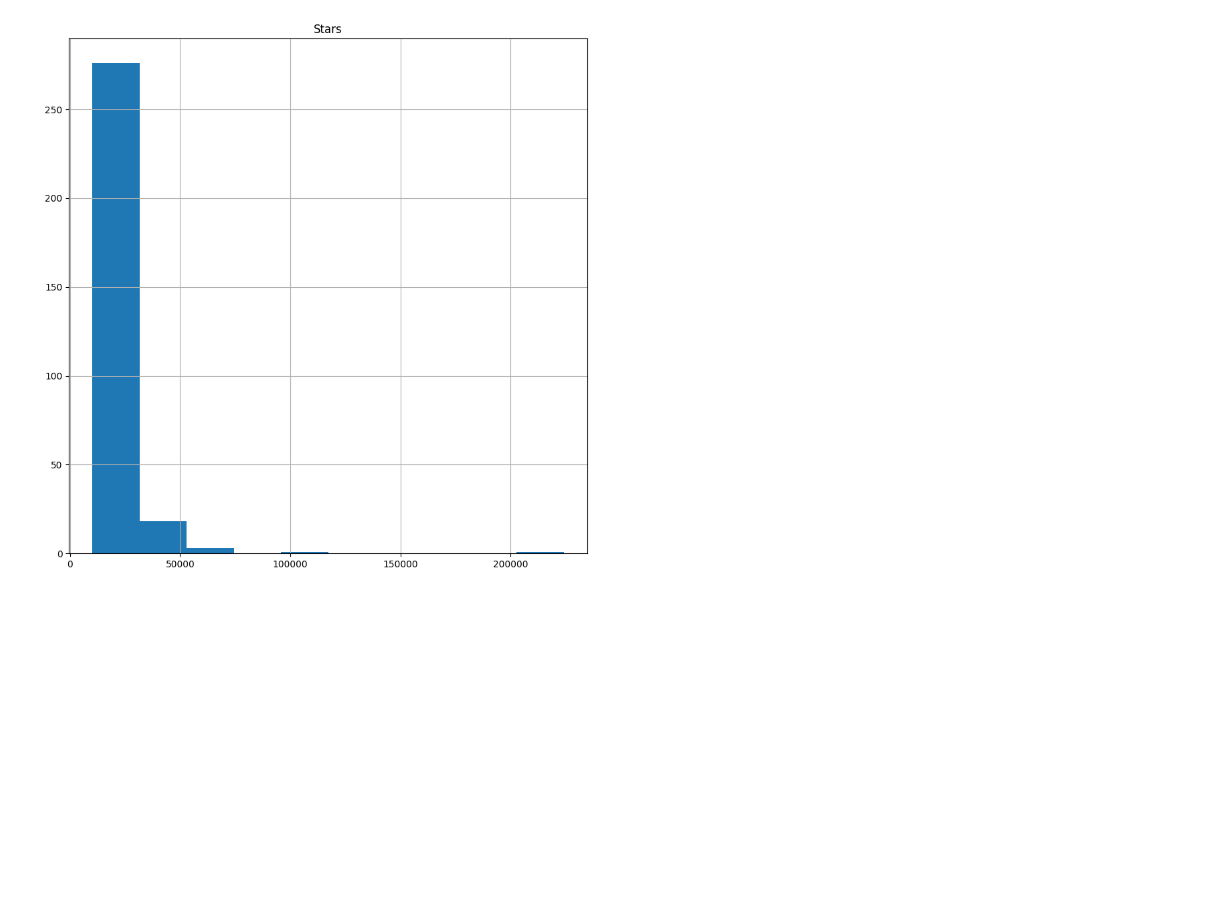
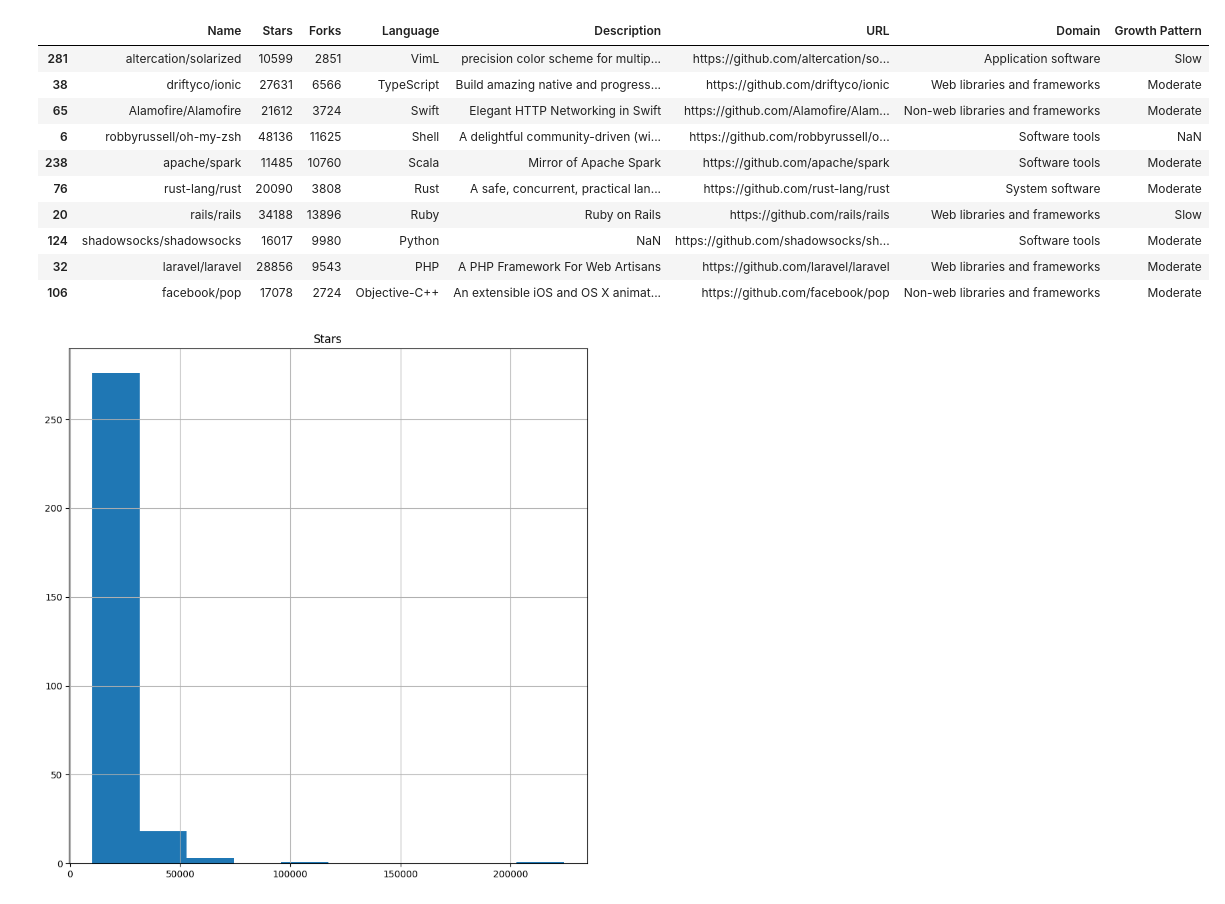
Before and after one commit to rekarromar/Most-Popular-GitHub-Projects, a Jupyter notebook: MostPopularGithubRepos.ipynb, the cells around one changed output. Drawn from its saved outputs; the diff is of its cells as text; code cells hidden in the pictures; blank space fills up the shorter version.

```diff
--- a/MostPopularGithubRepos.ipynb
+++ b/MostPopularGithubRepos.ipynb
@@ -7,6 +7,4 @@ import matplotlib.pyplot as plt
 import seaborn as sns
 
 url = 'https://raw.githubusercontent.com/rekarromar/Most-Popular-GitHub-Projects/main/MostPopularGitHubRepos.csv'
-mydata = pd.read_csv(url)
-
-mydata
+data = pd.read_csv(url)
@@ -27,3 +44,18 @@ mydata
+# %%
+most_forked = data.loc[data.groupby(['Language'])['Forks'].idxmax()].sort_values(by=['Language', 'Forks'], ascending=False)
+most_forked.head(10)
+# %% [output]
+|  | Name | Stars | Forks | Language | Description | URL | Domain | Growth Pattern |
+| 281 | altercation/solarized | 10599 | 2851 | VimL | precision color scheme for multip... | https://github.com/altercation/so... | Application software | Slow |
+| 38 | driftyco/ionic | 27631 | 6566 | TypeScript | Build amazing native and progress... | https://github.com/driftyco/ionic | Web libraries and frameworks | Moderate |
+| 65 | Alamofire/Alamofire | 21612 | 3724 | Swift | Elegant HTTP Networking in Swift | https://github.com/Alamofire/Alam... | Non-web libraries and frameworks | Moderate |
+| 6 | robbyrussell/oh-my-zsh | 48136 | 11625 | Shell | A delightful community-driven (wi... | https://github.com/robbyrussell/o... | Software tools | NaN |
+| 238 | apache/spark | 11485 | 10760 | Scala | Mirror of Apache Spark | https://github.com/apache/spark | Software tools | Moderate |
+| 76 | rust-lang/rust | 20090 | 3808 | Rust | A safe, concurrent, practical lan... | https://github.com/rust-lang/rust | System software | Moderate |
+| 20 | rails/rails | 34188 | 13896 | Ruby | Ruby on Rails | https://github.com/rails/rails | Web libraries and frameworks | Slow |
+| 124 | shadowsocks/shadowsocks | 16017 | 9980 | Python | NaN | https://github.com/shadowsocks/sh... | Software tools | Moderate |
+| 32 | laravel/laravel | 28856 | 9543 | PHP | A PHP Framework For Web Artisans | https://github.com/laravel/laravel | Web libraries and frameworks | Moderate |
+| 106 | facebook/pop | 17078 | 2724 | Objective-C++ | An extensible iOS and OS X animat... | https://github.com/facebook/pop | Non-web libraries and frameworks | Moderate |
 # %%
 mydata.hist(['Stars'],figsize=(10,10))
 plt.show()
```
Also changed, not shown: parts of 3 cells of this notebook.
